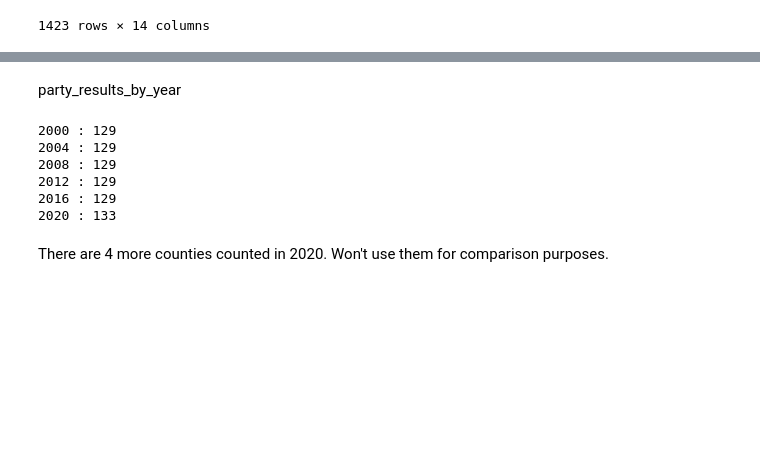
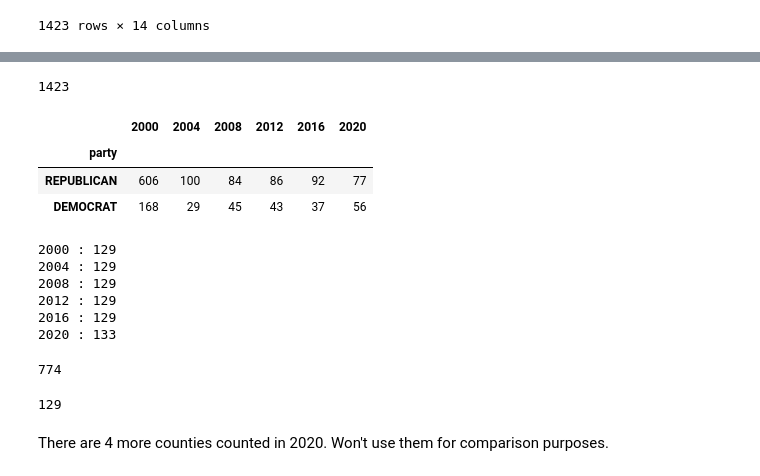
Before and after one commit to abkerper/project_voting, a Jupyter notebook: Allison2.ipynb, the cells around one changed output, grey strips where cells are left out. Cells and saved outputs as stored; diff of their text form; code cells hidden in the pictures; blank space fills up the shorter version.

```diff
--- a/Allison2.ipynb
+++ b/Allison2.ipynb
@@ -39,3 +40,7 @@ df_results
+# %%
+len(df_results['year'] == 2008)
+# %% [output]
+1423
 # %%
 years = [2000, 2004, 2008, 2012, 2016, 2020]
 results_by_year = {}
@@ -47,8 +52,13 @@ for year in years:
   party_results_by_year[year] = results_by_year[year]['party'].value_counts()
 # %%
 party_results_by_year = pd.DataFrame(party_results_by_year)
-# %% [markdown]
-party_results_by_year
+# %%
+party_results_by_year
+# %% [output]
+|  | 2000 | 2004 | 2008 | 2012 | 2016 | 2020 |
+| party |  |  |  |  |  |  |
+| REPUBLICAN | 606 | 100 | 84 | 86 | 92 | 77 |
+| DEMOCRAT | 168 | 29 | 45 | 43 | 37 | 56 |
 # %%
 counties_per_year = {}
 for year in years:
@@ -65,5 +75,13 @@ for year in years:
 2012 : 129
 2016 : 129
 2020 : 133
+# %%
+len(results_by_year[2000]['county_name'])
+# %% [output]
+774
+# %%
+len(results_by_year[2004]['county_name'])
+# %% [output]
+129
 # %% [markdown]
 There are 4 more counties counted in 2020. Won't use them for comparison purposes.
```
Also changed, not shown: parts of 6 cells of this notebook.
